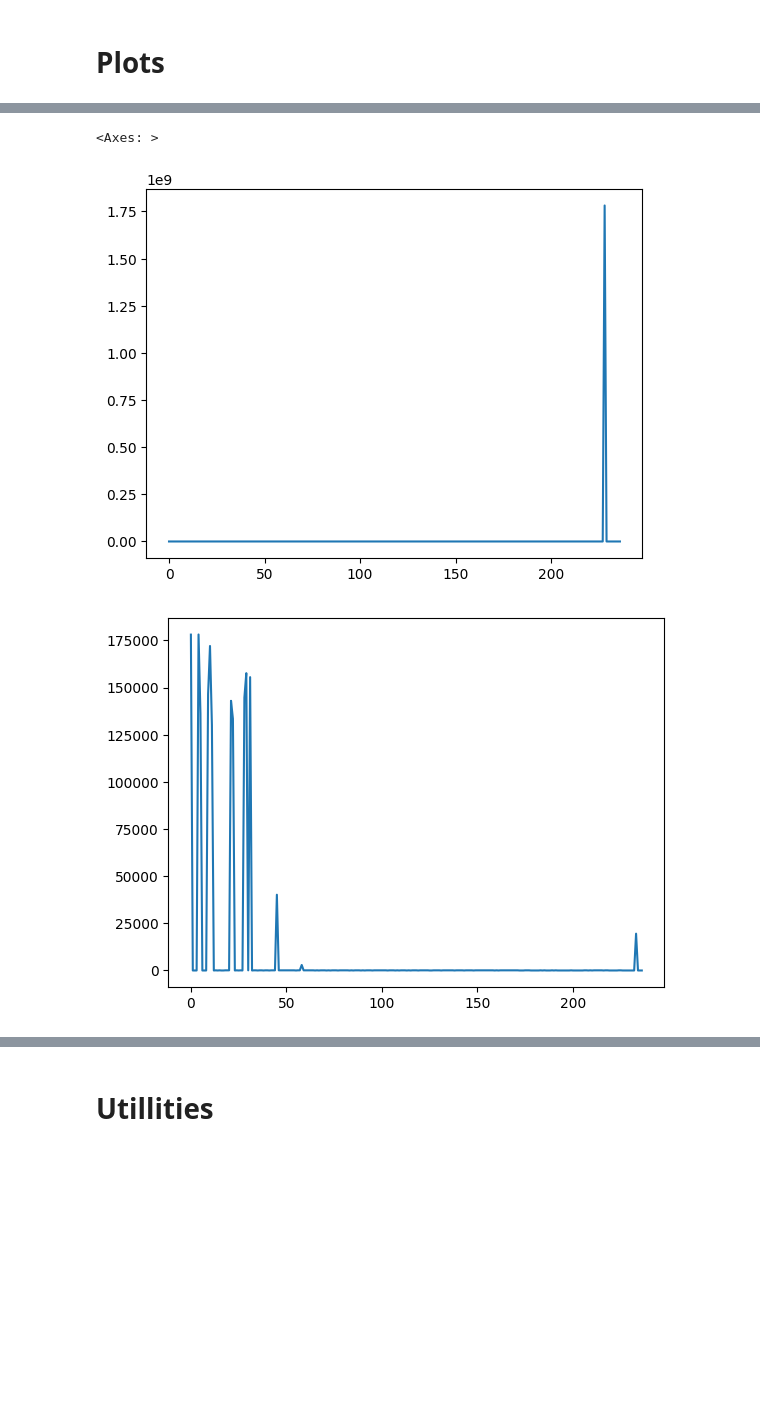
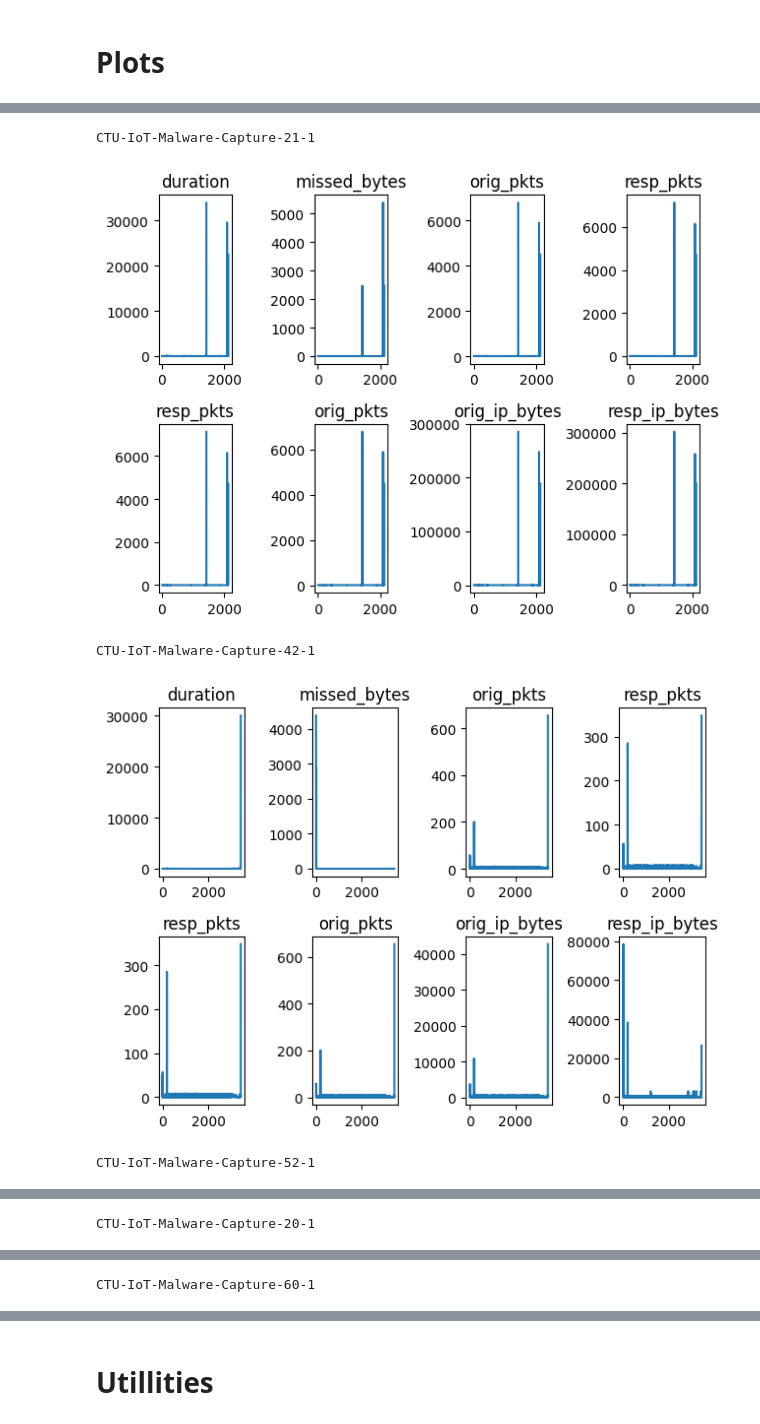
Before and after one commit to ThisPlatypus/PACKTACK, a Jupyter notebook: ConnonLog_Analisi.ipynb, the cells around one changed output, grey strips where cells are left out. Saved outputs shown, nothing was run; the diff lists cells and outputs as text; code cells hidden in the pictures; blank space fills up the shorter version.

```diff
--- a/ConnonLog_Analisi.ipynb
+++ b/ConnonLog_Analisi.ipynb
@@ -2,5 +2,9 @@
 # Download data
 # %%
 import pandas as pd
-dataset_name=['CTU-IoT-Malware-Capture-52-1','CTU-IoT-Malware-Capture-20-1','CTU-IoT-Malware-Capture-21-1','CTU-IoT-Malware-Capture-42-1','CTU-IoT-Malware-Capture-60-1','CTU-IoT-Malware-Capture-17-1','CTU-IoT-Malware-Capture-36-1','CTU-IoT-Malware-Capture-33-1','CTU-IoT-Malware-Capture-8-1','CTU-IoT-Malware-Capture-35-1','CTU-IoT-Malware-Capture-48-1','CTU-IoT-Malware-Capture-39-1','CTU-IoT-Malware-Capture-7-1','CTU-IoT-Malware-Capture-9-1','CTU-IoT-Malware-Capture-3-1','CTU-IoT-Malware-Capture-1-1', 'CTU-IoT-Malware-Capture-34-1','CTU-IoT-Malware-Capture-43-1', 'CTU-IoT-Malware-Capture-44-1','CTU-IoT-Malware-Capture-49-1']
+import requests
+
+
+#'CTU-IoT-Malware-Capture-43-1', 'CTU-IoT-Malware-Capture-17-1','CTU-IoT-Malware-Capture-33-1','CTU-IoT-Malware-Capture-39-1',
+dataset_name=['CTU-IoT-Malware-Capture-21-1','CTU-IoT-Malware-Capture-42-1','CTU-IoT-Malware-Capture-52-1','CTU-IoT-Malware-Capture-20-1','CTU-IoT-Malware-Capture-60-1','CTU-IoT-Malware-Capture-36-1','CTU-IoT-Malware-Capture-8-1','CTU-IoT-Malware-Capture-35-1','CTU-IoT-Malware-Capture-48-1','CTU-IoT-Malware-Capture-7-1','CTU-IoT-Malware-Capture-9-1','CTU-IoT-Malware-Capture-3-1','CTU-IoT-Malware-Capture-1-1','CTU-IoT-Malware-Capture-34-1','CTU-IoT-Malware-Capture-44-1','CTU-IoT-Malware-Capture-49-1']
 # %%
@@ -33,9 +29,0 @@ for name in dataset_name:
-# %%
-#Load Data
-X = pd.read_csv("C:\\Users\\chiar\\PycharmProjects\\PACKTACK\\Data\\CleanData\\CTU-IoT-Malware-Capture-44-1.txt", sep="\t", header=0)
-
-#Replace NaN from duration
-X['duration'] = X['duration'] .fillna(0)
-
-# Display data
-X
@@ -56,2 +30,6 @@ X
+# %%
+dati={}
+for data_name in dataset_name:
+    dati[data_name] = pd.read_csv(f"/Users/chiara/PycharmProjects/PACKTACK/CleanData/{data_name}.txt", sep="\t", header=0)
 # %%
 # Summary of data
@@ -101,12 +66,42 @@ plt.show()
-# %%
-X['orig_ip_bytes'].plot()
-# %% [output]
-<Axes: >
-[figure, removed]
-# %%
-
-X['resp_ip_bytes'].plot()
-
-plt.show()
-# %% [output]
-[figure, removed]
+# %%
+import matplotlib.pyplot as plt
+
+dataset_name=['CTU-IoT-Malware-Capture-21-1','CTU-IoT-Malware-Capture-42-1','CTU-IoT-Malware-Capture-52-1','CTU-IoT-Malware-Capture-20-1','CTU-IoT-Malware-Capture-60-1','CTU-IoT-Malware-Capture-36-1','CTU-IoT-Malware-Capture-8-1','CTU-IoT-Malware-Capture-35-1','CTU-IoT-Malware-Capture-48-1','CTU-IoT-Malware-Capture-7-1','CTU-IoT-Malware-Capture-9-1','CTU-IoT-Malware-Capture-3-1','CTU-IoT-Malware-Capture-1-1','CTU-IoT-Malware-Capture-34-1','CTU-IoT-Malware-Capture-44-1','CTU-IoT-Malware-Capture-49-1']
+X=dati[dataset_name[0]]
+features_of_interest=['duration','missed_bytes', 'orig_pkts', 'resp_pkts', 'orig_pkts', 'orig_ip_bytes', 'resp_ip_bytes']
+for key in dati:
+    X=dati[key]
+    figure, axis = plt.subplots(2, 4)
+    print(key)
+    j=0
+    axis[0,j].plot(X[features_of_interest[j]])
+    axis[0,j].set_title(features_of_interest[j])
+    j +=1
+    axis[0,j].plot(X[features_of_interest[j]])
+    axis[0,j].set_title(features_of_interest[j])
+    j +=1
+    axis[0,j].plot(X[features_of_interest[j]])
+    axis[0,j].set_title(features_of_interest[j])
+    j +=1
+    axis[0,j].plot(X[features_of_interest[j]])
+    axis[0,j].set_title(features_of_interest[j])
+    j =0
+    axis[1,j].plot(X[features_of_interest[j+3]])
+    axis[1,j].set_title(features_of_interest[j+3])
+    j +=1
+    axis[1,j].plot(X[features_of_interest[j+3]])
+    axis[1,j].set_title(features_of_interest[j+3])
+    j +=1
+    axis[1,j].plot(X[features_of_interest[j+3]])
+    axis[1,j].set_title(features_of_interest[j+3])
+    j +=1
+    axis[1,j].plot(X[features_of_interest[j+3]])
+    axis[1,j].set_title(features_of_interest[j+3])
+    figure.tight_layout()
+    plt.show()
+# %% [output]
+CTU-IoT-Malware-Capture-21-1
+[figure, added]
+CTU-IoT-Malware-Capture-42-1
+[figure, added]
+CTU-IoT-Malware-Capture-52-1
@@ -112,0 +109 @@ plt.show()
+CTU-IoT-Malware-Capture-20-1
@@ -112,0 +111 @@ plt.show()
+CTU-IoT-Malware-Capture-60-1
```
Also changed, not shown: parts of 11 cells of this notebook, 6 other files.
